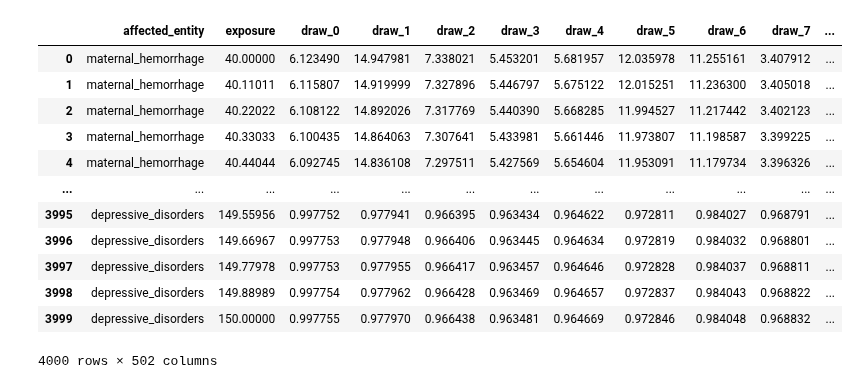
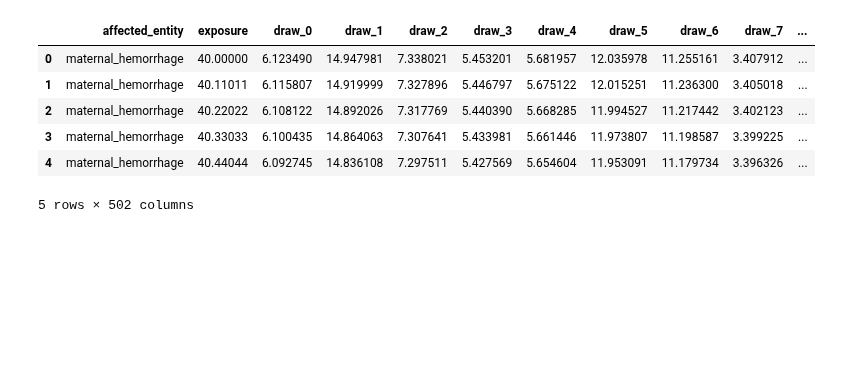
Before and after one commit to ihmeuw/vivarium_gates_mncnh, a Jupyter notebook: src/vivarium_gates_mncnh/data/hgb_pafs_maternal_disorders/function_tester.ipynb, the cells around one changed output. Cells and saved outputs as stored; diff of their text form; code cells hidden in the pictures; blank space fills up the shorter version.

```diff
--- a/src/vivarium_gates_mncnh/data/hgb_pafs_maternal_disorders/function_tester.ipynb
+++ b/src/vivarium_gates_mncnh/data/hgb_pafs_maternal_disorders/function_tester.ipynb
@@ -35,18 +17,12 @@ art.load('risk_factor.hemoglobin.relative_risk')
 # %%
-# so here I did my own scaling outside of VPH
+# load up RR values that are scaled to TMRED outside of the simulation
 hgb_rrs = load_hemoglobin_rrs_on_maternal_disorders()
-hgb_rrs
+hgb_rrs.head()
 # %% [output]
 |  | affected_entity | exposure | draw_0 | draw_1 | draw_2 | draw_3 | draw_4 | draw_5 | draw_6 | draw_7 | ... |
 | 0 | maternal_hemorrhage | 40.00000 | 6.123490 | 14.947981 | 7.338021 | 5.453201 | 5.681957 | 12.035978 | 11.255161 | 3.407912 | ... |
 | 1 | maternal_hemorrhage | 40.11011 | 6.115807 | 14.919999 | 7.327896 | 5.446797 | 5.675122 | 12.015251 | 11.236300 | 3.405018 | ... |
 | 2 | maternal_hemorrhage | 40.22022 | 6.108122 | 14.892026 | 7.317769 | 5.440390 | 5.668285 | 11.994527 | 11.217442 | 3.402123 | ... |
 | 3 | maternal_hemorrhage | 40.33033 | 6.100435 | 14.864063 | 7.307641 | 5.433981 | 5.661446 | 11.973807 | 11.198587 | 3.399225 | ... |
 | 4 | maternal_hemorrhage | 40.44044 | 6.092745 | 14.836108 | 7.297511 | 5.427569 | 5.654604 | 11.953091 | 11.179734 | 3.396326 | ... |
-| ... | ... | ... | ... | ... | ... | ... | ... | ... | ... | ... | ... |
-| 3995 | depressive_disorders | 149.55956 | 0.997752 | 0.977941 | 0.966395 | 0.963434 | 0.964622 | 0.972811 | 0.984027 | 0.968791 | ... |
-| 3996 | depressive_disorders | 149.66967 | 0.997753 | 0.977948 | 0.966406 | 0.963445 | 0.964634 | 0.972819 | 0.984032 | 0.968801 | ... |
-| 3997 | depressive_disorders | 149.77978 | 0.997753 | 0.977955 | 0.966417 | 0.963457 | 0.964646 | 0.972828 | 0.984037 | 0.968811 | ... |
-| 3998 | depressive_disorders | 149.88989 | 0.997754 | 0.977962 | 0.966428 | 0.963469 | 0.964657 | 0.972837 | 0.984043 | 0.968822 | ... |
-| 3999 | depressive_disorders | 150.00000 | 0.997755 | 0.977970 | 0.966438 | 0.963481 | 0.964669 | 0.972846 | 0.984048 | 0.968832 | ... |
-4000 rows × 502 columns
+5 rows × 502 columns
```
Also changed, not shown: parts of 17 cells of this notebook, 1 other file.
